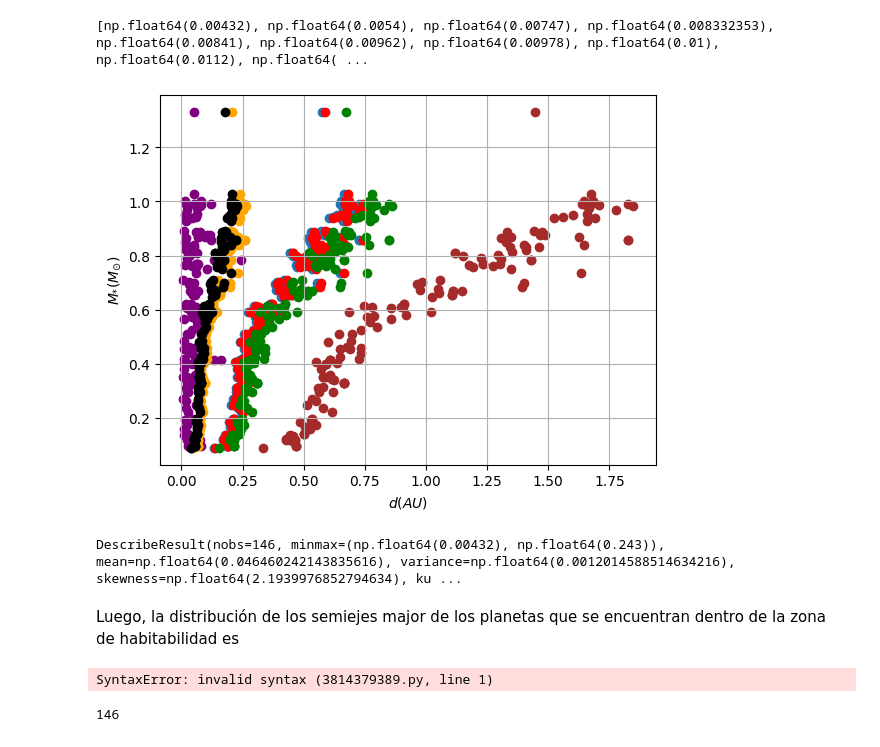
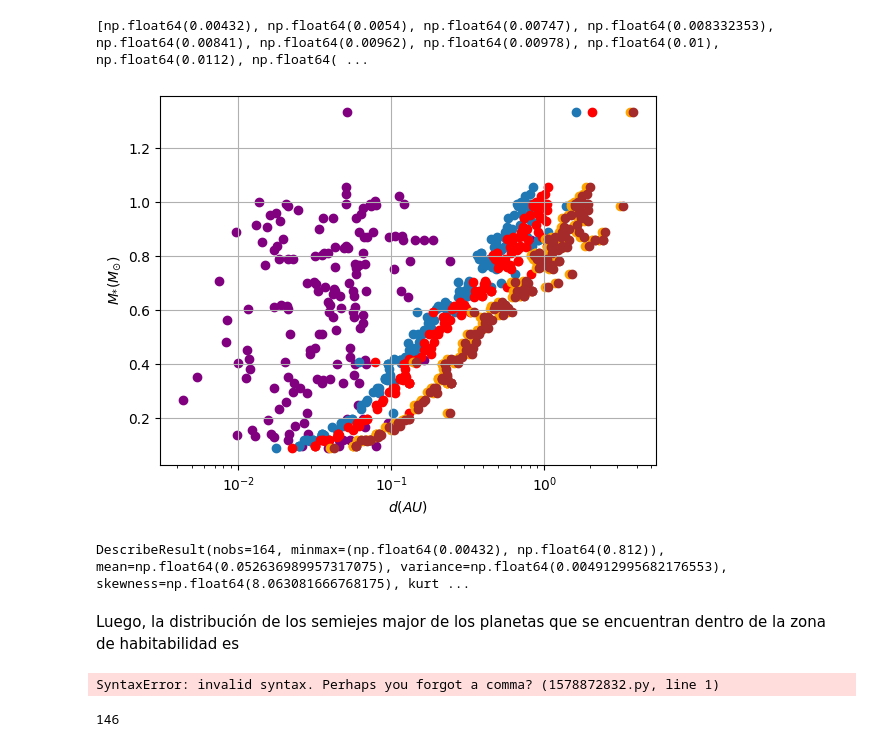
Before and after one commit to Vegaaa99/Tesis, a Jupyter notebook: Data_Analysisi.ipynb, the cells around one changed output. Saved outputs shown, nothing was run; the diff lists cells and outputs as text; code cells hidden in the pictures.

Commit message:
Fixing code upgrading graphs

```diff
--- a/Data_Analysisi.ipynb
+++ b/Data_Analysisi.ipynb
@@ -47,7 +50,7 @@ En el artículo mencionado, se tomaron temperaturas efectivas entre $2500 k\leq
 # Obtaining plaets with Mass between 0.4 to 5
 kopparapu = exoplanet_data[
     (exoplanet_data['Planet_mass[Earth]'] >= 0.4) &
-    (exoplanet_data['Planet_mass[Earth]'] <= 5)
+    (exoplanet_data['Planet_mass[Earth]'] <= 10.5)
 ]
 
 kopparapu
@@ -232,5 +253,5 @@ $d =\sqrt{\frac{4\pi R_{*}^{2}\sigma  T^{4}/ 4\pi R_{\odot}^{2}\sigma T_{\odot}^
 T_sun = 5780
 # Calculating distances
 def distancia(T_eff,R, S_eff):
-    d = np.sqrt((R**2*T_eff**4/ (T_sun**4))/S_eff)
+    d = ((R**2*T_eff**4/ (T_sun**4))/S_eff) **0.5
     return d #Los radios solares ya estan en radios solares
@@ -243,9 +284,9 @@ d_maxGreenhouse = []
 d_earlyMars = []
 d_fivemeRunaway = []
 d_tenthmeRunaway =[]
-for T_star in T_eff:
+for i in range(len(T_eff)):
     for j in range(len(a)):
-        d[j] = distancia(T_star,R[j],S_eff[j])
+        d[j] = distancia(T_eff[i],R[i],S_eff[j])
         #print(d[j])
     d_recentVenus.append(d[0])
     d_runawayGreenhouse.append(d[1])
@@ -253,5 +294,5 @@ for T_star in T_eff:
     d_earlyMars.append(d[3])
     d_fivemeRunaway.append(d[4])
     d_tenthmeRunaway.append(d[5])
-d
+R
 # %% [output]
@@ -357,23 +406,23 @@ print(sorted(Periapsis))
 # %%
 # Graficando Temperatura vs distancias HZ
 plt.scatter(a_m,Planets['Stellar_mass'], color = 'purple')
 #plt.scatter(Apoapsis,Planets['Stellar_mass'], color )
 plt.scatter(d_recentVenus, Star_mass)
 plt.scatter(d_runawayGreenhouse, Star_mass, color = 'red')
 plt.scatter(d_maxGreenhouse, Star_mass, color = 'orange')
 plt.scatter(d_earlyMars, Star_mass, color = 'brown')
-plt.scatter(d_fivemeRunaway, Star_mass, color = 'green')
-plt.scatter(d_tenthmeRunaway,Star_mass, color= "black")
+#plt.scatter(d_fivemeRunaway, Star_mass, color = 'green')
+#plt.scatter(d_tenthmeRunaway,Star_mass, color= "black")
 plt.plot ()
 #plt.gca().invert_xaxis()
 plt.grid(True)
 #plt.xlim(0,12e-6)
 plt.xlabel(r'$d (AU$)')
 plt.ylabel(r'$M_{*}(M_{\odot}) $')
-#plt.yscale("log")
+plt.xscale("log")
 plt.show()
 # %% [output]
-[figure, old version]
+[figure, new version]
 # %%
 from scipy.stats import describe
 
@@ -381,14 +430,14 @@ des = describe(a_m)
 
 print(des)
 # %% [output]
-DescribeResult(nobs=146, minmax=(np.float64(0.00432), np.float64(0.243)), mean=np.float64(0.046460242143835616), variance=np.float64(0.0012014588514634216), skewness=np.float64(2.1939976852794634), ku ...
+DescribeResult(nobs=164, minmax=(np.float64(0.00432), np.float64(0.812)), mean=np.float64(0.052636989957317075), variance=np.float64(0.004912995682176553), skewness=np.float64(8.063081666768175), kurt ...
 # %% [markdown]
 Luego, la distribución de los semiejes major de los planetas que se encuentran dentro de la zona de habitabilidad es
 # %%
 h_planets = (a_m d_recentVenus.pop(64)-0.05) & (a_m <= d_earlyMars.pop(64)+0.05)
 h_planets
 # %% [output]
-SyntaxError: invalid syntax (3814379389.py, line 1)
+SyntaxError: invalid syntax. Perhaps you forgot a comma? (1578872832.py, line 1)
 # %%
 np.size(d_earlyMars)
 # %% [output]
```
Also changed, not shown: parts of 13 cells of this notebook.
